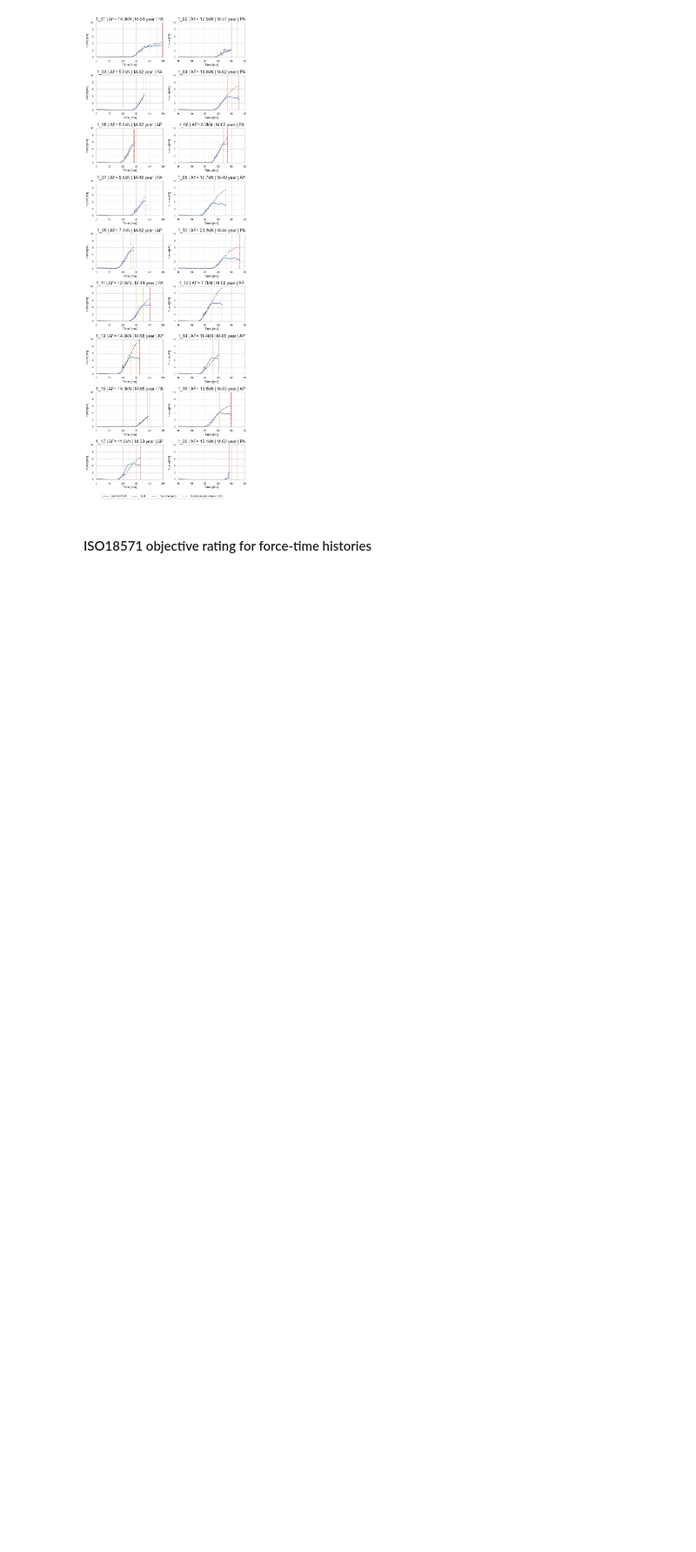
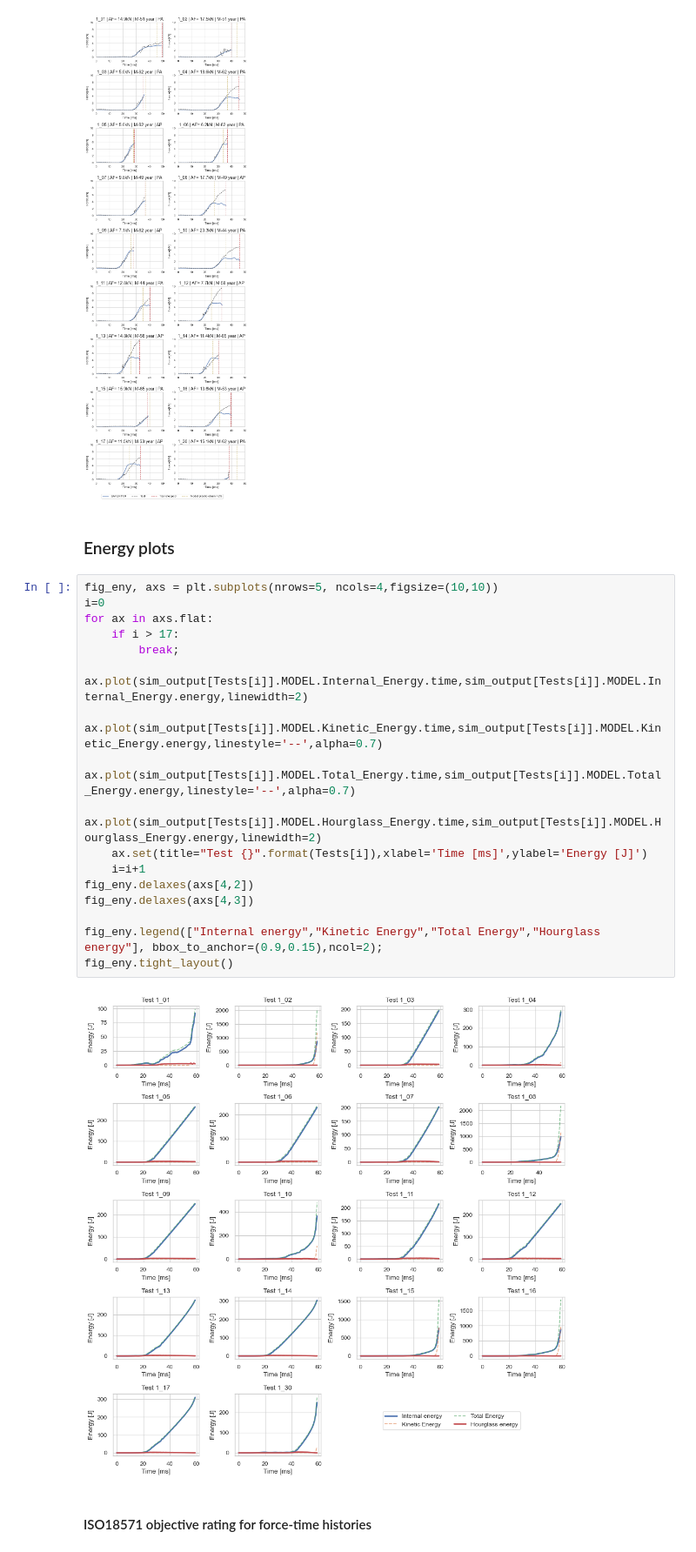
Before and after one commit to saferhbm/validation, a Jupyter notebook: validation/Ivarsson-2009-femur-shaft/SAFER_11.0/Ivarsson-2009.ipynb, the cells around one changed output. Shown at 87% size. Saved outputs shown, nothing was run; the diff lists cells and outputs as text; blank space fills up the shorter version.

Commit message:
added energy plots to the notebook

```diff
--- a/validation/Ivarsson-2009-femur-shaft/SAFER_11.0/Ivarsson-2009.ipynb
+++ b/validation/Ivarsson-2009-femur-shaft/SAFER_11.0/Ivarsson-2009.ipynb
@@ -387,6 +387,27 @@ fig_ft.legend(["SAFER11.0","Test","Test stopped","Model plastic-strain >2%"], bb
 fig_ft.tight_layout()
 # %% [output]
 [figure]
+# %% [markdown]
+### Energy plots
+# %%
+fig_eny, axs = plt.subplots(nrows=5, ncols=4,figsize=(10,10))
+i=0
+for ax in axs.flat:
+    if i > 17:
+        break;
+    ax.plot(sim_output[Tests[i]].MODEL.Internal_Energy.time,sim_output[Tests[i]].MODEL.Internal_Energy.energy,linewidth=2)
+    ax.plot(sim_output[Tests[i]].MODEL.Kinetic_Energy.time,sim_output[Tests[i]].MODEL.Kinetic_Energy.energy,linestyle='--',alpha=0.7)
+    ax.plot(sim_output[Tests[i]].MODEL.Total_Energy.time,sim_output[Tests[i]].MODEL.Total_Energy.energy,linestyle='--',alpha=0.7)
+    ax.plot(sim_output[Tests[i]].MODEL.Hourglass_Energy.time,sim_output[Tests[i]].MODEL.Hourglass_Energy.energy,linewidth=2)
+    ax.set(title="Test {}".format(Tests[i]),xlabel='Time [ms]',ylabel='Energy [J]')
+    i=i+1
+fig_eny.delaxes(axs[4,2])
+fig_eny.delaxes(axs[4,3])
+
+fig_eny.legend(["Internal energy","Kinetic Energy","Total Energy","Hourglass energy"], bbox_to_anchor=(0.9,0.15),ncol=2);
+fig_eny.tight_layout()
+# %% [output]
+[figure, added]
 # %% [markdown]
 #### ISO18571 objective rating for force-time histories
 # %%
```
Also changed, not shown: parts of 3 cells of this notebook.
